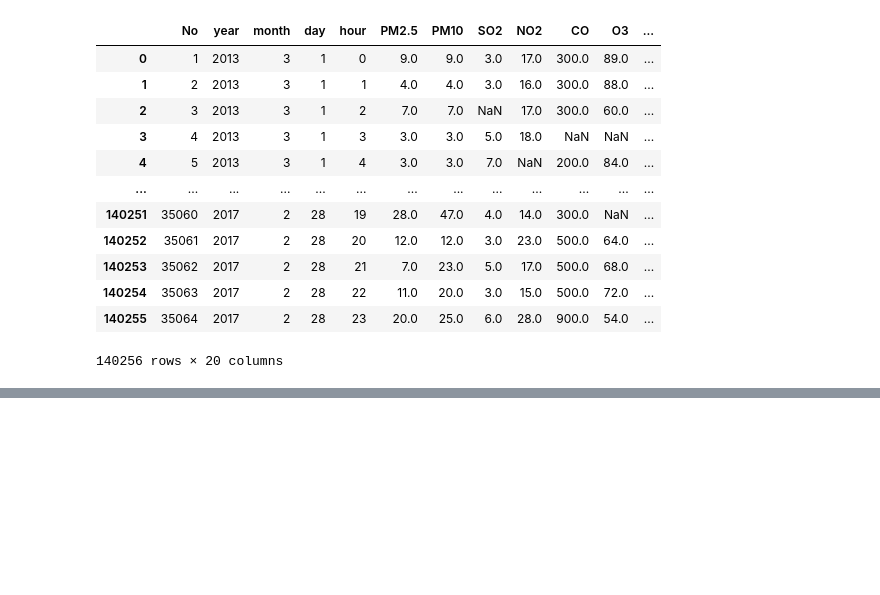
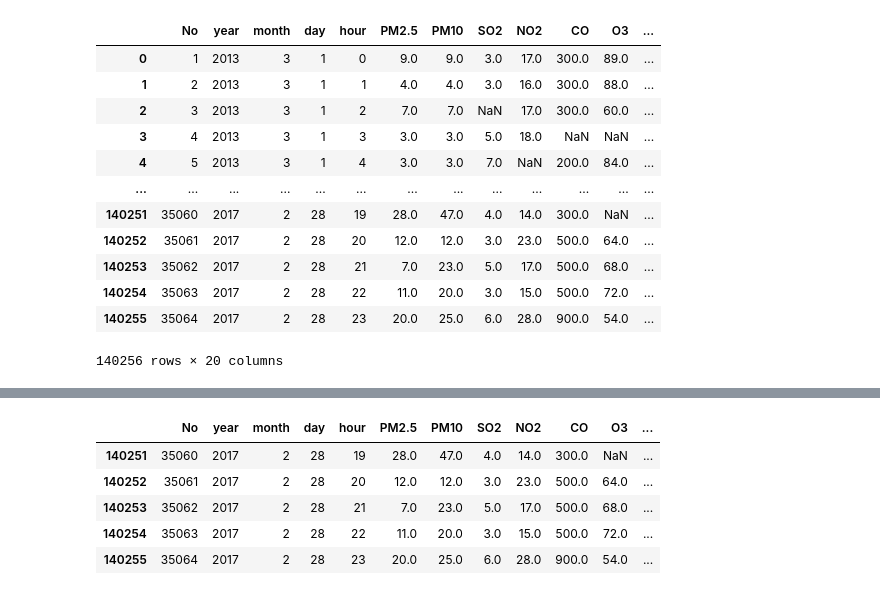
Before and after one commit to kunalan-Subatharan/Beijing-Air-Quality-Analysis, a Jupyter notebook: CMP7005_PRAC1_Beijing_Air_Quality.ipynb, the cells around one changed output, grey strips where cells are left out. Saved outputs shown, nothing was run; the diff lists cells and outputs as text; code cells hidden in the pictures; blank space fills up the shorter version.

```diff
--- a/CMP7005_PRAC1_Beijing_Air_Quality.ipynb
+++ b/CMP7005_PRAC1_Beijing_Air_Quality.ipynb
@@ -154,0 +221,10 @@ df
+# %%
+# Preview last 5 rows
+df.tail()
+# %% [output]
+|  | No | year | month | day | hour | PM2.5 | PM10 | SO2 | NO2 | CO | O3 | ... |
+| 140251 | 35060 | 2017 | 2 | 28 | 19 | 28.0 | 47.0 | 4.0 | 14.0 | 300.0 | NaN | ... |
+| 140252 | 35061 | 2017 | 2 | 28 | 20 | 12.0 | 12.0 | 3.0 | 23.0 | 500.0 | 64.0 | ... |
+| 140253 | 35062 | 2017 | 2 | 28 | 21 | 7.0 | 23.0 | 5.0 | 17.0 | 500.0 | 68.0 | ... |
+| 140254 | 35063 | 2017 | 2 | 28 | 22 | 11.0 | 20.0 | 3.0 | 15.0 | 500.0 | 72.0 | ... |
+| 140255 | 35064 | 2017 | 2 | 28 | 23 | 20.0 | 25.0 | 6.0 | 28.0 | 900.0 | 54.0 | ... |
```
Also changed, not shown: parts of 11 cells of this notebook.
